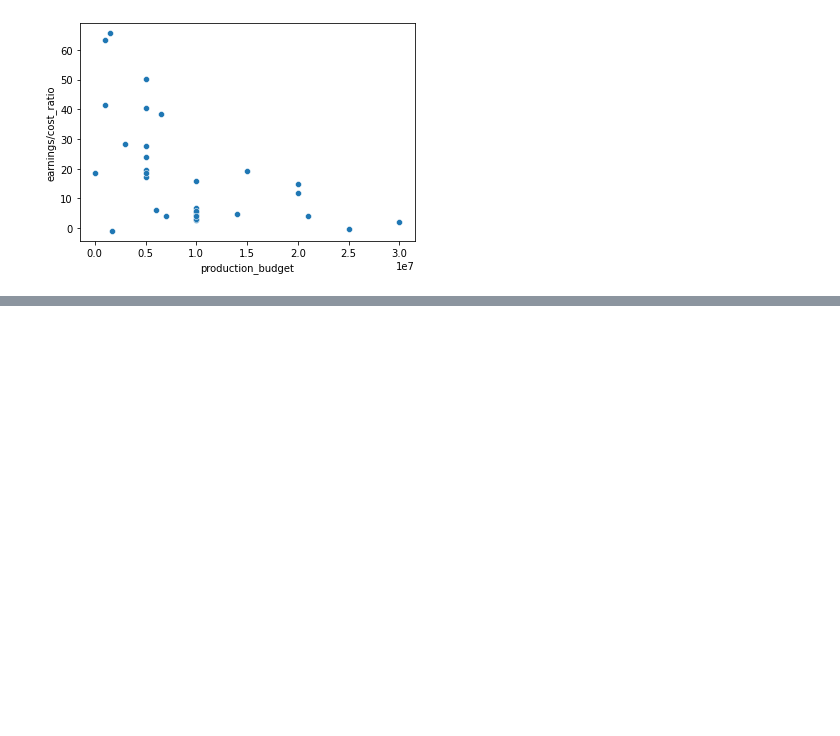
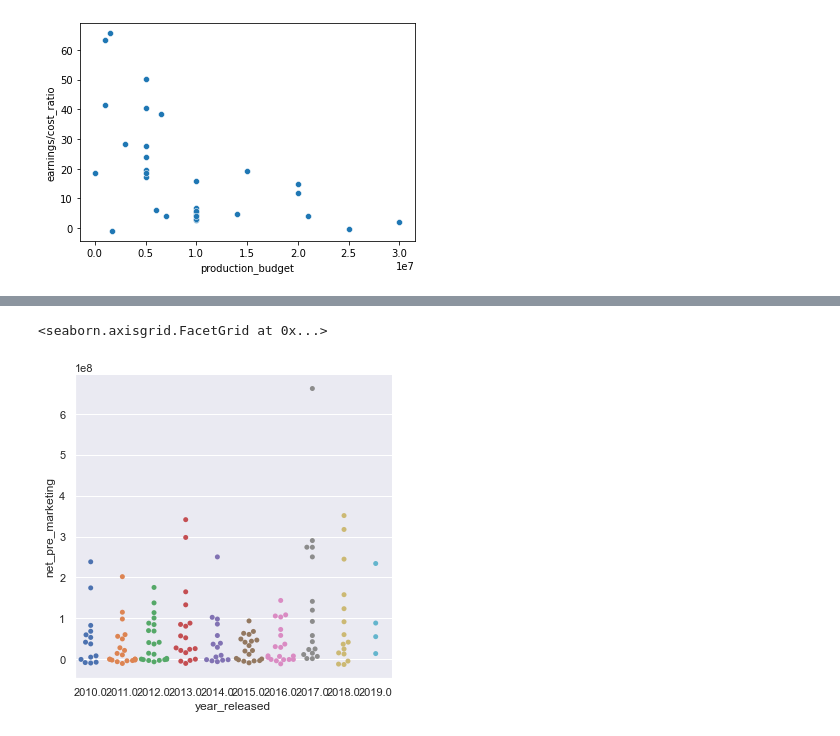
Before and after one commit to EmmaChoate/microsoft_movie_analysis, a Jupyter notebook: data/zippedData/Untitled.ipynb, the cells around one changed output, grey strips where cells are left out. Saved outputs shown, nothing was run; the diff lists cells and outputs as text; code cells hidden in the pictures; blank space fills up the shorter version.

```diff
--- a/data/zippedData/Untitled.ipynb
+++ b/data/zippedData/Untitled.ipynb
@@ -713,0 +568,3 @@ FileNotFoundError: [Errno 2] No such file or directory: 'action_table.csv'
+# %%
+horrortableau=pd.read_csv('horror_table.csv')
+horrortableau
@@ -713,0 +606,3 @@ FileNotFoundError: [Errno 2] No such file or directory: 'action_table.csv'
+# %%
+horrortableau=horrortableau.round(decimals=3)
+horrortableau.describe()
@@ -713,0 +677,5 @@ FileNotFoundError: [Errno 2] No such file or directory: 'action_table.csv'
+# %%
+sn.catplot(data=horrortableau, kind="swarm", x="year_released", y="net_pre_marketing")
+# %% [output]
+<seaborn.axisgrid.FacetGrid at 0x...>
+[figure, added]
```
Also changed, not shown: parts of 56 cells of this notebook.
